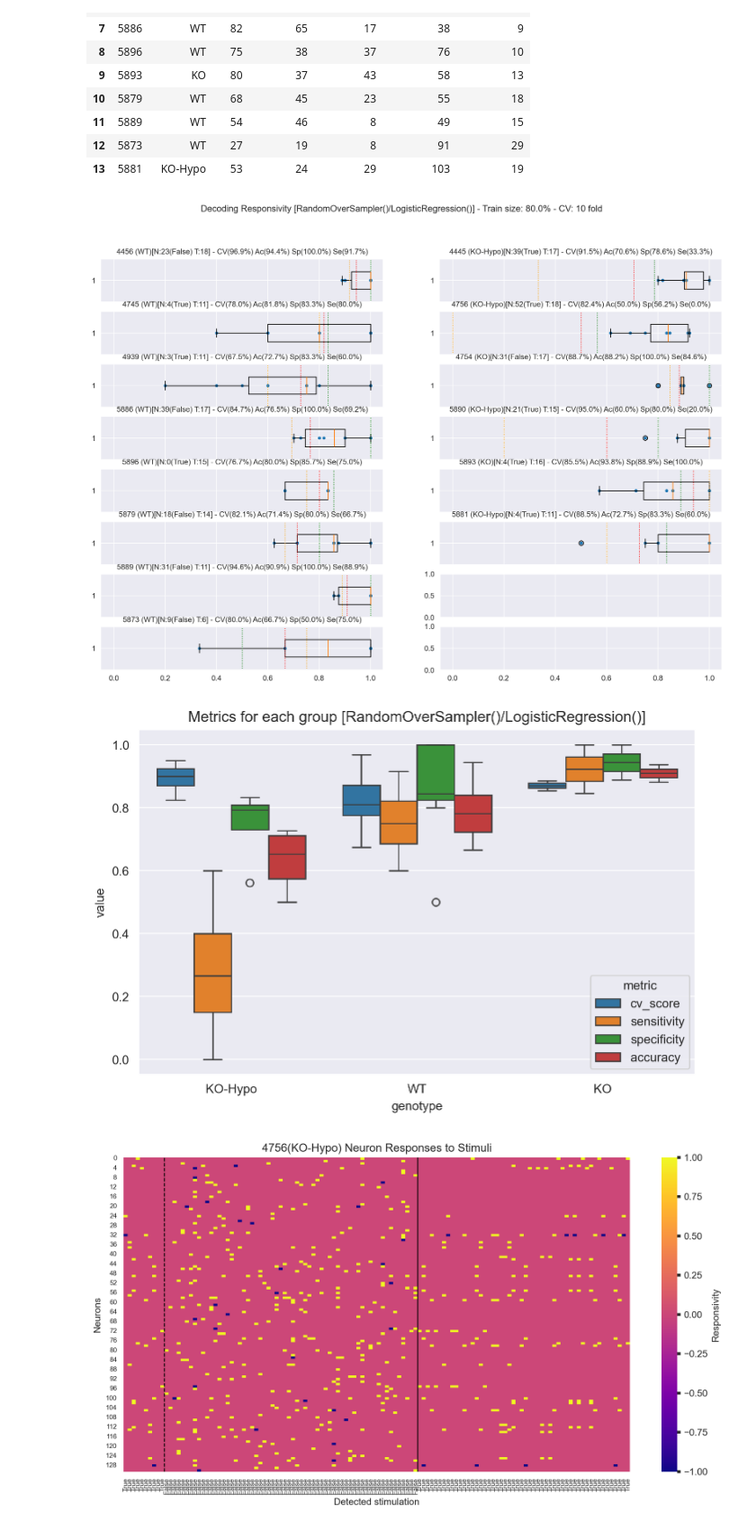
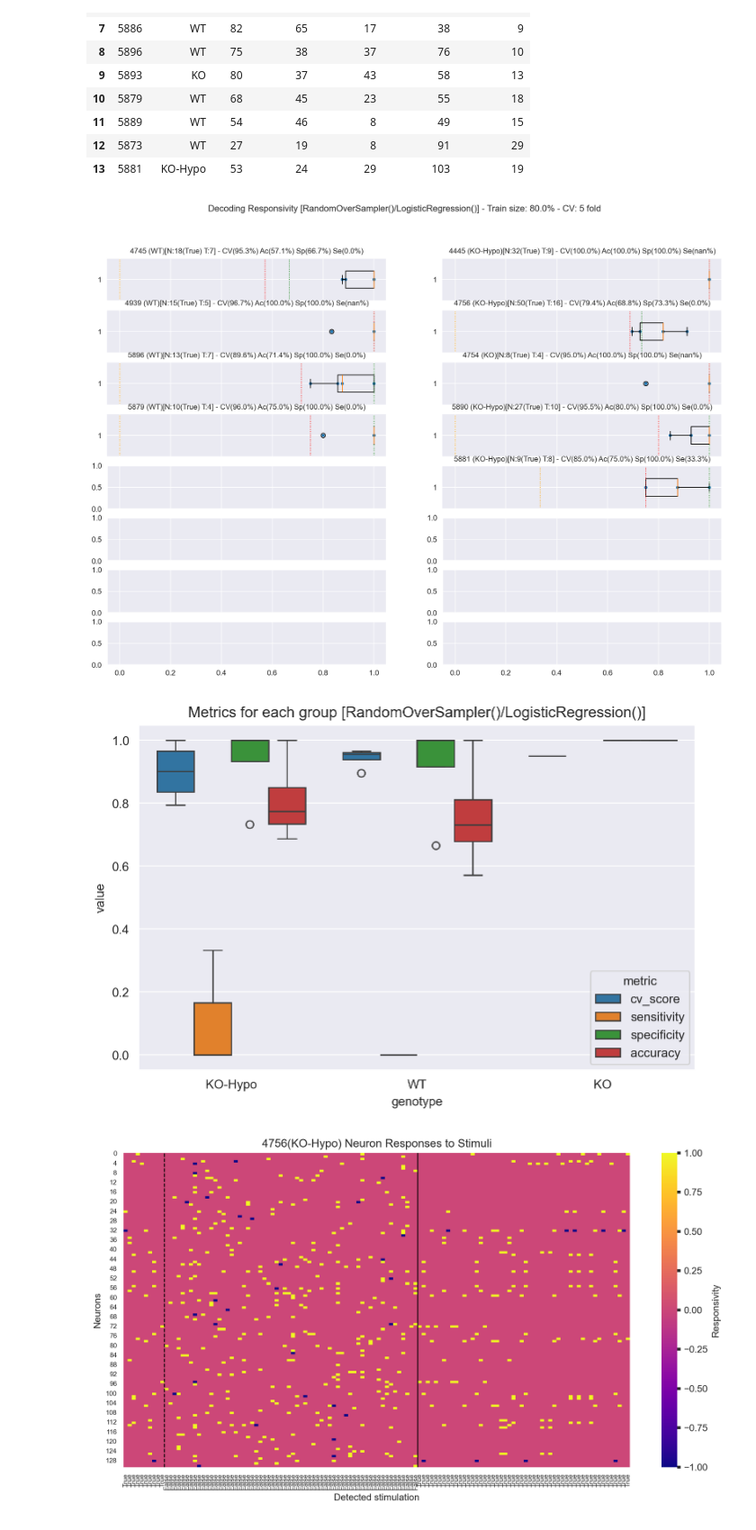
Before and after one commit to OuraniaSem/Percephone, a Jupyter notebook: Figures/Dec_imbal_resp.ipynb, the cells around one changed output. Shown: that part at 90% size. Saved outputs shown, nothing was run; the diff lists cells and outputs as text; code cells hidden in the pictures.

Commit message:
Addition of stimulation amplitude selection.

```diff
--- a/Figures/Dec_imbal_resp.ipynb
+++ b/Figures/Dec_imbal_resp.ipynb
@@ -128,6 +131,8 @@ def get_rec_info(rec, parameter, exc_neurons=True, inh_neurons=False):
     result = {}
     result["genotype"] = rec.genotype
     result["filename"] = rec.filename
+    result["threshold"] = rec.threshold
+    result["stim_ampl"] = rec.stim_ampl
     result["y"] = rec.detected_stim
     if exc_neurons and inh_neurons:
         result["X"] = np.row_stack((rec.matrices["EXC"][parameter], rec.matrices["INH"][parameter])).T
@@ -157,7 +177,7 @@ def resample(record_dict, resampler):
     record_dict["X_bal"], record_dict["y_bal"] = resampler.fit_resample(record_dict["X_train"], record_dict["y_train"])
     return record_dict
 # %%
-def apply_model(model, parameter, resampler=None, exc_neurons=True, inh_neurons=True, train_ratio=0.8, stratify=True, cv=10, seed=None):
+def apply_model(model, parameter, resampler=None, exc_neurons=True, inh_neurons=True, amplitudes="all", train_ratio=0.8, stratify=True, cv=10, seed=None):
     mean_cv_scores = []
     accuracies = []
     sensitivities = []
@@ -170,21 +190,25 @@ def apply_model(model, parameter, resampler=None, exc_neurons=True, inh_neurons=
     i_ko = 0
 
     for rec in recs.values():
-        record = get_rec_info(rec, parameter, exc_neurons=exc_neurons, inh_neurons=inh_neurons)
-        record = split_data(record, train_ratio=train_ratio, stratify=stratify, seed=seed)
-        test_size = record["y_test"].shape[0]
+        try:
+            record = get_rec_info(rec, parameter, exc_neurons=exc_neurons, inh_neurons=inh_neurons)
+            record = stim_ampl_filter(record, stim_ampl=amplitudes)
+            record = split_data(record, train_ratio=train_ratio, stratify=stratify, seed=seed)
+            test_size = record["y_test"].shape[0]
 
-        if resampler is not None:
-            record = resample(record, resampler)
-            new_samples = record["y_bal"].shape[0] - record["y_train"].shape[0]
-            model.fit(record["X_bal"], record["y_bal"])
-            cv_scores = cross_val_score(model, record["X_bal"], record["y_bal"], cv=cv)
-            # Generated label
-            gen_lab = str(record["y_bal"][-1])
-        else:
-            new_samples = 0
-            model.fit(record["X_train"], record["y_train"])
-            cv_scores = cross_val_score(model, record["X_train"], record["y_train"], cv=cv)
+            if resampler is not None:
+                record = resample(record, resampler)
+                new_samples = record["y_bal"].shape[0] - record["y_train"].shape[0]
+                model.fit(record["X_bal"], record["y_bal"])
+                cv_scores = cross_val_score(model, record["X_bal"], record["y_bal"], cv=cv)
+                # Generated label
+                gen_lab = str(record["y_bal"][-1])
+            else:
+                new_samples = 0
+                model.fit(record["X_train"], record["y_train"])
+                cv_scores = cross_val_score(model, record["X_train"], record["y_train"], cv=cv)
+        except ValueError:
+            continue
 
         # Saving model for plotting the weights
         models_dict[f"{record["filename"]} ({record["genotype"]})"] = copy.copy(model)
@@ -195,19 +219,18 @@ def apply_model(model, parameter, resampler=None, exc_neurons=True, inh_neurons=
 
         # Metrics on test data
         y_pred = model.predict(record["X_test"])
-        conf_matrix = confusion_matrix(record["y_test"], y_pred)
+        conf_matrix = confusion_matrix(record["y_test"], y_pred, labels=[False, True])
         TP = conf_matrix[1, 1]
         TN = conf_matrix[0, 0]
         FP = conf_matrix[0, 1]
         FN = conf_matrix[1, 0]
+
         sensitivity = TP / (TP + FN)
         specificity = TN / (TN + FP)
         accuracy = (TP + TN) / (TP + TN + FP + FN)
         accuracies.append(accuracy)
         sensitivities.append(sensitivity)
         specificities.append(specificity)
-
-        print()
 
         # Boxplot of each recording
         if rec.genotype == "WT":
@@ -248,19 +271,19 @@ def apply_model(model, parameter, resampler=None, exc_neurons=True, inh_neurons=
 # %%
 seed = 42
 
 # Models
 dum = DummyClassifier()
 lr = LogisticRegression(penalty="l2")
 
 # Resamplers
 ros = imb.over_sampling.RandomOverSampler(sampling_strategy='auto', shrinkage=None)
 smote = imb.over_sampling.SMOTE(sampling_strategy='auto')
 adasyn = imb.over_sampling.ADASYN(sampling_strategy='auto')
 
-apply_model(lr, "Responsivity", resampler=ros, exc_neurons=True, inh_neurons=False, train_ratio=0.8, cv=10, stratify=True, seed=seed)
+apply_model(lr, "Responsivity", resampler=ros, exc_neurons=True, inh_neurons=True, amplitudes="sub", train_ratio=0.8, cv=5, stratify=True, seed=seed)
 # %% [output]
-[figure, old version]
+[figure, new version]
-[figure, old version]
+[figure, new version]
 # %%
 rec = recs[4756]
 test = get_rec_info(rec, "Responsivity", exc_neurons=True, inh_neurons=False)
```
Also changed, not shown: parts of 3 cells of this notebook.
